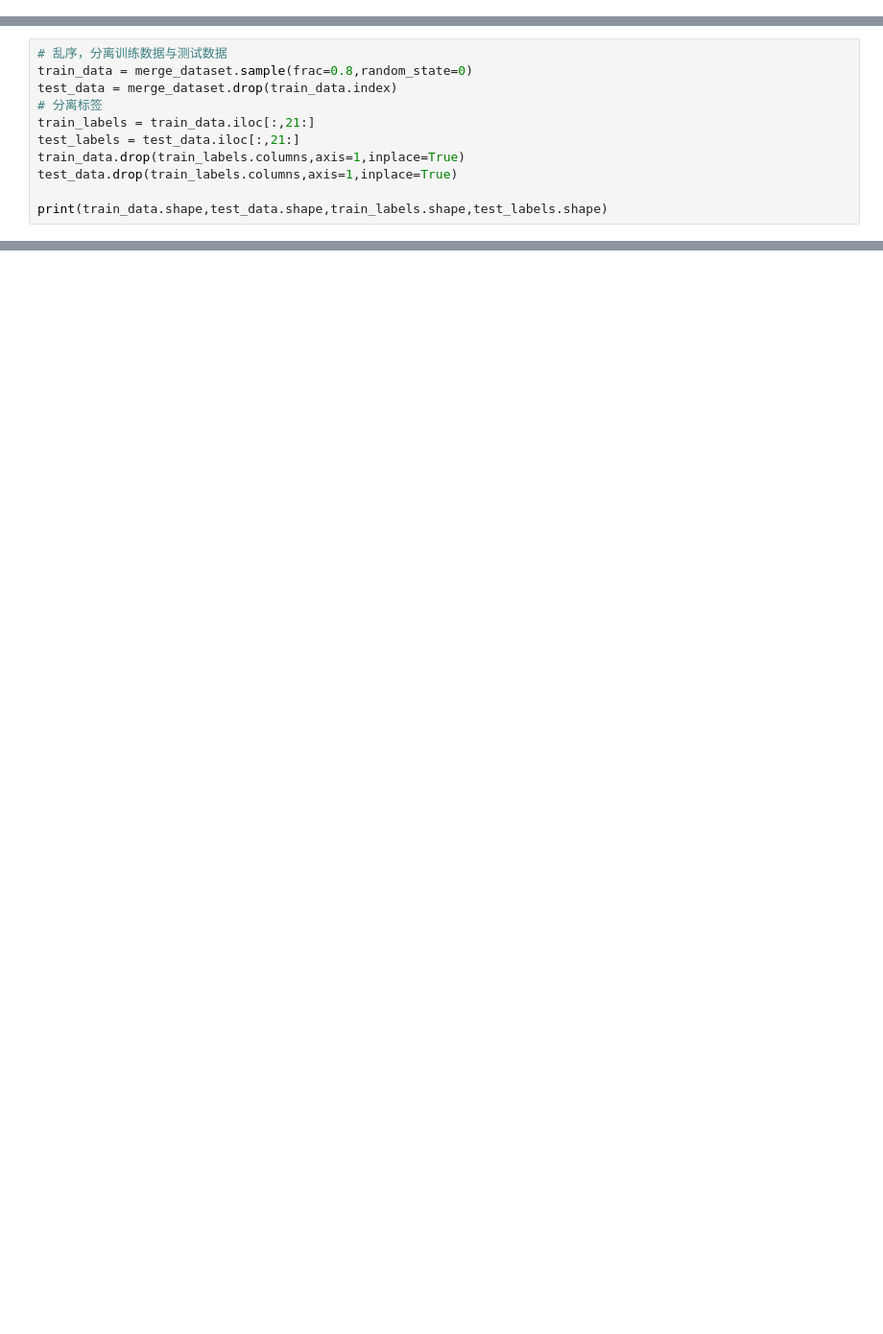
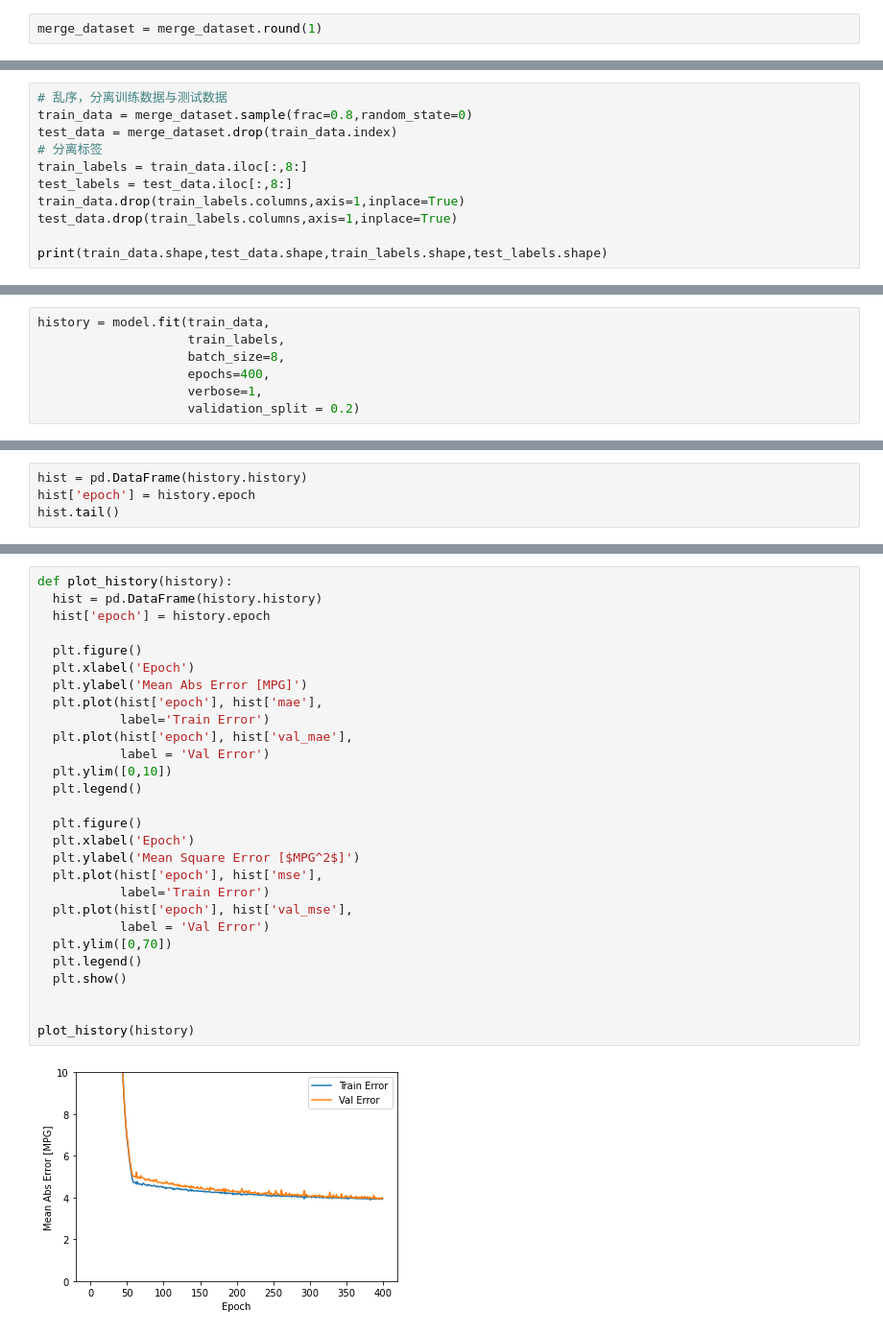
Before and after one commit to Jacob045/Code-for-Graduation-Project, a Jupyter notebook: Machine Learning/NN.ipynb, the cells around one changed output, grey strips where cells are left out. Shown at 96% size. Cells and saved outputs as stored; diff of their text form; blank space fills up the shorter version.

```diff
--- a/Machine Learning/NN.ipynb
+++ b/Machine Learning/NN.ipynb
@@ -21,0 +48,2 @@ merge_dataset.dropna(inplace=True)
+# %%
+merge_dataset = merge_dataset.round(1)
@@ -24,8 +75,8 @@ merge_dataset.dropna(inplace=True)
 train_data = merge_dataset.sample(frac=0.8,random_state=0)
 test_data = merge_dataset.drop(train_data.index)
 # 分离标签
-train_labels = train_data.iloc[:,21:]
-test_labels = test_data.iloc[:,21:]
+train_labels = train_data.iloc[:,8:]
+test_labels = test_data.iloc[:,8:]
 train_data.drop(train_labels.columns,axis=1,inplace=True)
 test_data.drop(train_labels.columns,axis=1,inplace=True)
 
@@ -88,0 +126,7 @@ _________________________________________________________________
+# %%
+history = model.fit(train_data,
+                    train_labels,
+                    batch_size=8,
+                    epochs=400,
+                    verbose=1,
+                    validation_split = 0.2)
@@ -88,0 +151,4 @@ _________________________________________________________________
+# %%
+hist = pd.DataFrame(history.history)
+hist['epoch'] = history.epoch
+hist.tail()
@@ -88,0 +162,30 @@ _________________________________________________________________
+# %%
+def plot_history(history):
+  hist = pd.DataFrame(history.history)
+  hist['epoch'] = history.epoch
+
+  plt.figure()
+  plt.xlabel('Epoch')
+  plt.ylabel('Mean Abs Error [MPG]')
+  plt.plot(hist['epoch'], hist['mae'],
+           label='Train Error')
+  plt.plot(hist['epoch'], hist['val_mae'],
+           label = 'Val Error')
+  plt.ylim([0,10])
+  plt.legend()
+
+  plt.figure()
+  plt.xlabel('Epoch')
+  plt.ylabel('Mean Square Error [$MPG^2$]')
+  plt.plot(hist['epoch'], hist['mse'],
+           label='Train Error')
+  plt.plot(hist['epoch'], hist['val_mse'],
+           label = 'Val Error')
+  plt.ylim([0,70])
+  plt.legend()
+  plt.show()
+
+
+plot_history(history)
+# %% [output]
+[figure, added]
```
Also changed, not shown: parts of 17 cells of this notebook, 2 other files.
